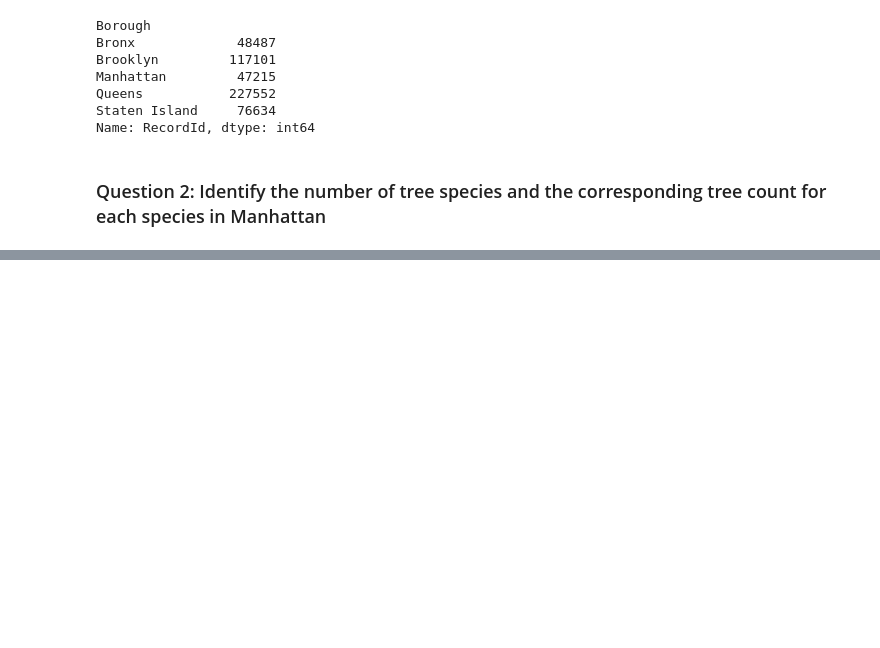
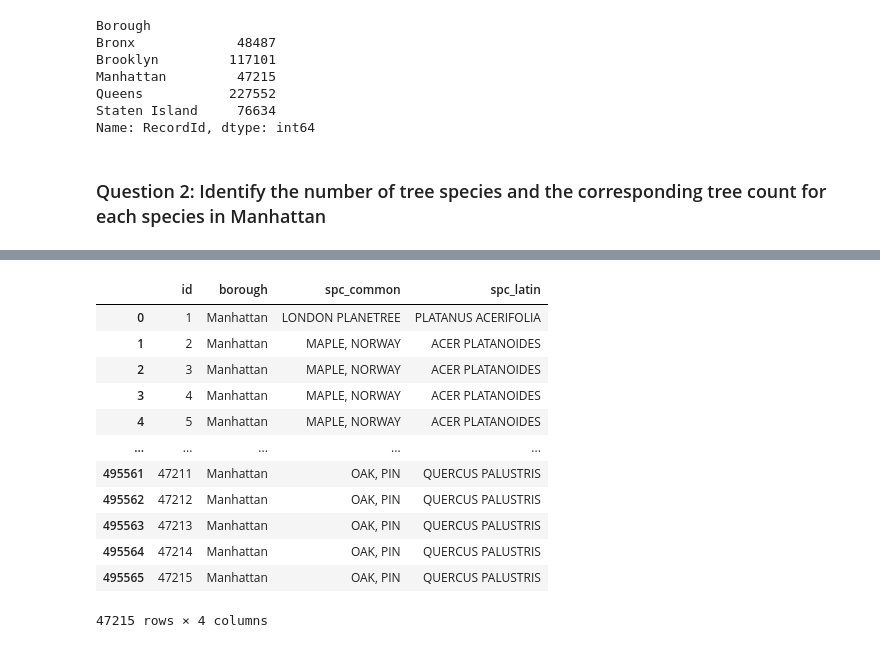
Before and after one commit to radleyciego/environmental-data-science, a Jupyter notebook: labs/04_data_visualization.ipynb, the cells around one changed output, grey strips where cells are left out. Cells and saved outputs as stored; diff of their text form; code cells hidden in the pictures; blank space fills up the shorter version.

```diff
--- a/labs/04_data_visualization.ipynb
+++ b/labs/04_data_visualization.ipynb
@@ -188,0 +202,17 @@ Name: tree_id, Length: 132, dtype: int64
+# %%
+m95 = tree95.loc[tree95['borough'] == 'Manhattan']
+m95
+# %% [output]
+|  | id | borough | spc_common | spc_latin |
+| 0 | 1 | Manhattan | LONDON PLANETREE | PLATANUS ACERIFOLIA |
+| 1 | 2 | Manhattan | MAPLE, NORWAY | ACER PLATANOIDES |
+| 2 | 3 | Manhattan | MAPLE, NORWAY | ACER PLATANOIDES |
+| 3 | 4 | Manhattan | MAPLE, NORWAY | ACER PLATANOIDES |
+| 4 | 5 | Manhattan | MAPLE, NORWAY | ACER PLATANOIDES |
+| ... | ... | ... | ... | ... |
+| 495561 | 47211 | Manhattan | OAK, PIN | QUERCUS PALUSTRIS |
+| 495562 | 47212 | Manhattan | OAK, PIN | QUERCUS PALUSTRIS |
+| 495563 | 47213 | Manhattan | OAK, PIN | QUERCUS PALUSTRIS |
+| 495564 | 47214 | Manhattan | OAK, PIN | QUERCUS PALUSTRIS |
+| 495565 | 47215 | Manhattan | OAK, PIN | QUERCUS PALUSTRIS |
+47215 rows × 4 columns
```
Also changed, not shown: parts of 7 cells of this notebook.
